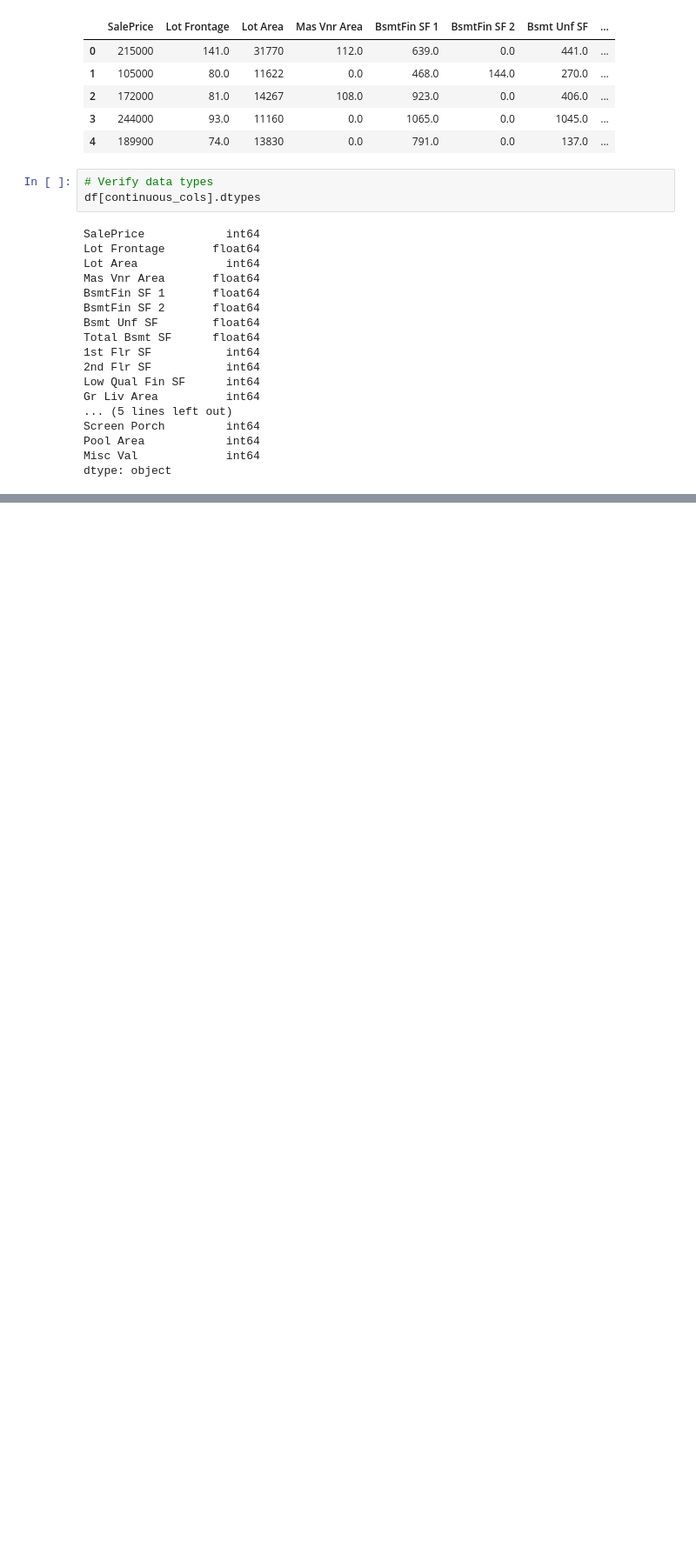
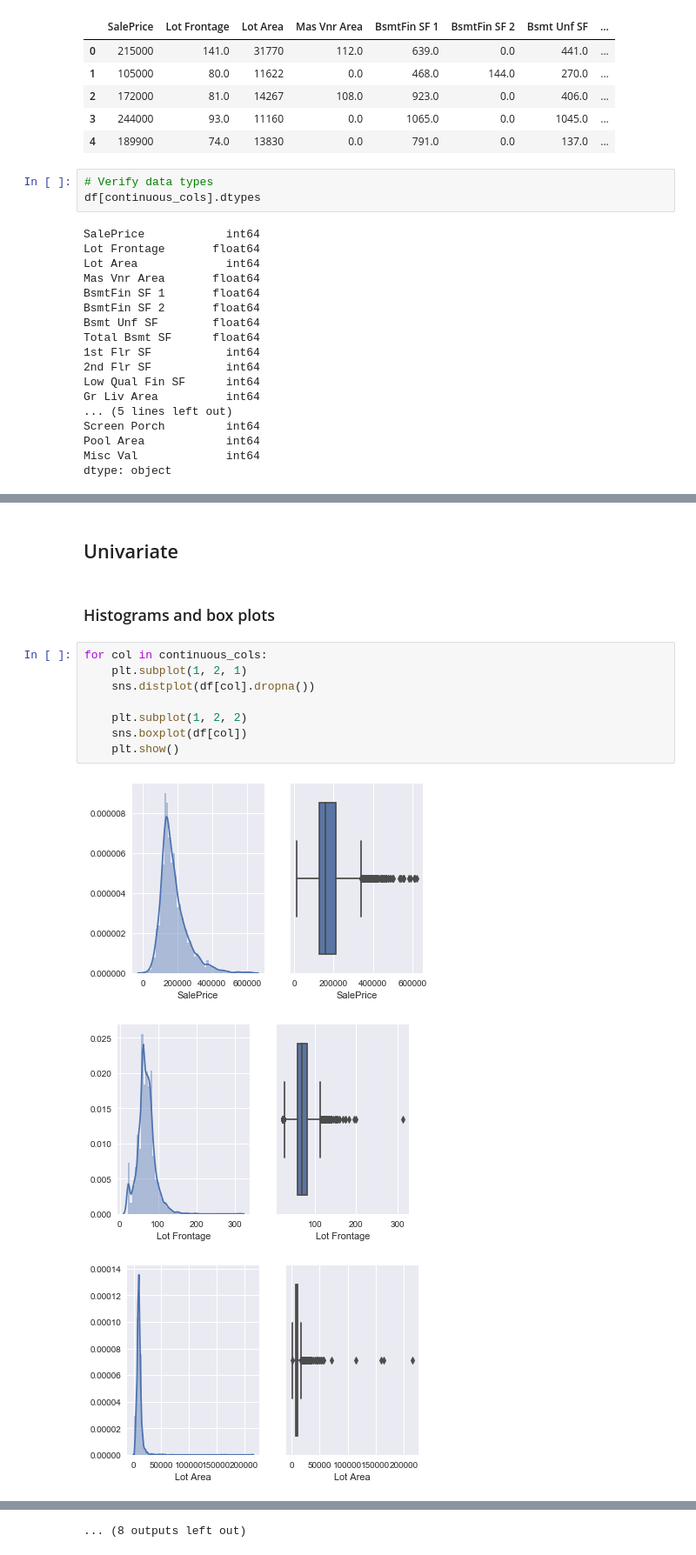
Before and after one commit to j-honnacker/data-viz-Python, a Jupyter notebook: ames.ipynb, the cells around one changed output, grey strips where cells are left out. Shown at 87% size. Saved outputs shown, nothing was run; the diff lists cells and outputs as text; blank space fills up the shorter version.

Commit message:
Add univariate visualizations

```diff
--- a/ames.ipynb
+++ b/ames.ipynb
@@ -229,0 +232,16 @@ dtype: object
+# %% [markdown]
+## Univariate
+# %% [markdown]
+### Histograms and box plots
+# %%
+for col in continuous_cols:
+    plt.subplot(1, 2, 1)
+    sns.distplot(df[col].dropna())
+
+    plt.subplot(1, 2, 2)
+    sns.boxplot(df[col])
+    plt.show()
+# %% [output]
+[figure, added]
+[figure, added]
+[figure, added]
@@ -229,0 +257 @@ dtype: object
+... (8 outputs left out)
```
Also changed, not shown: parts of 2 cells of this notebook.
